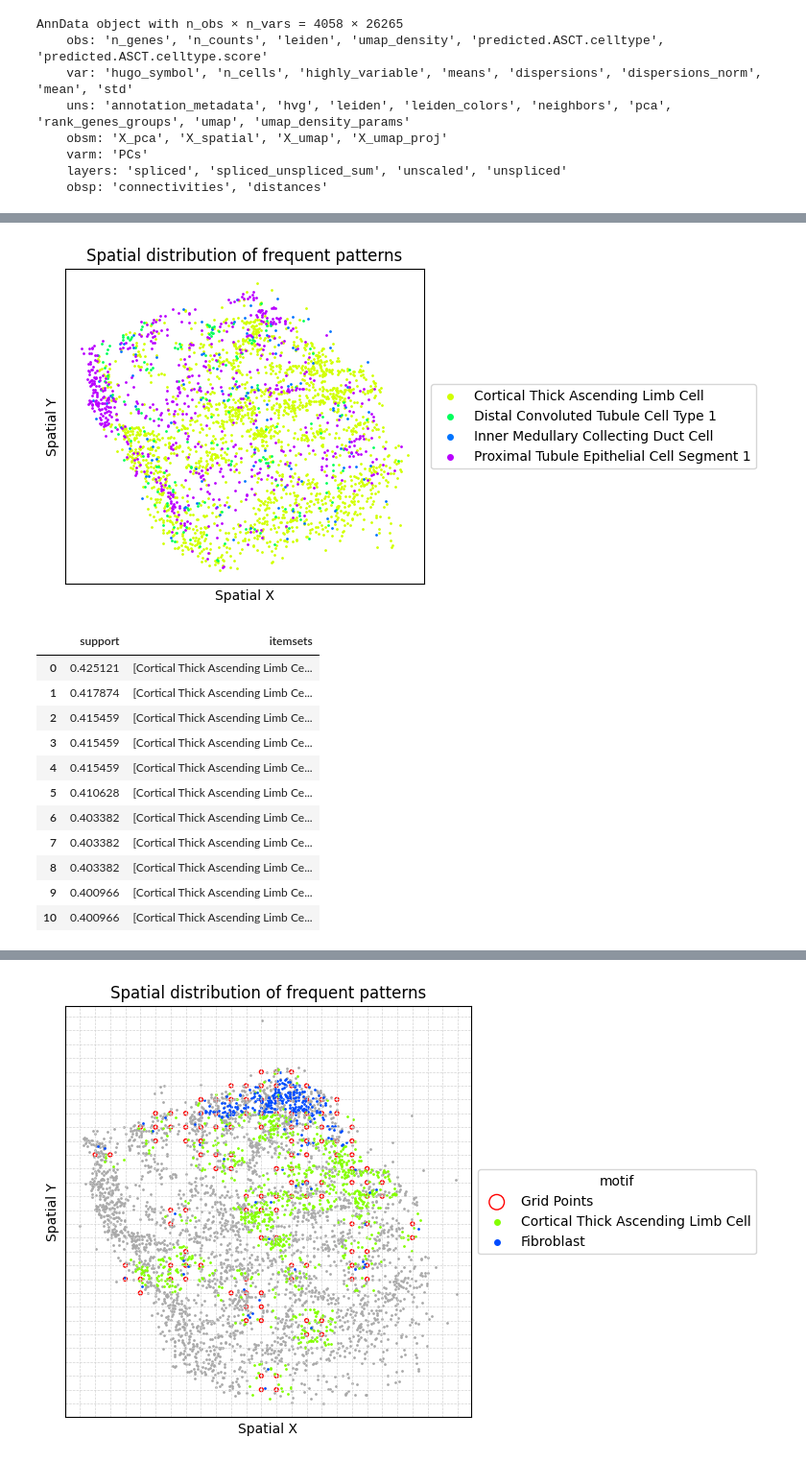
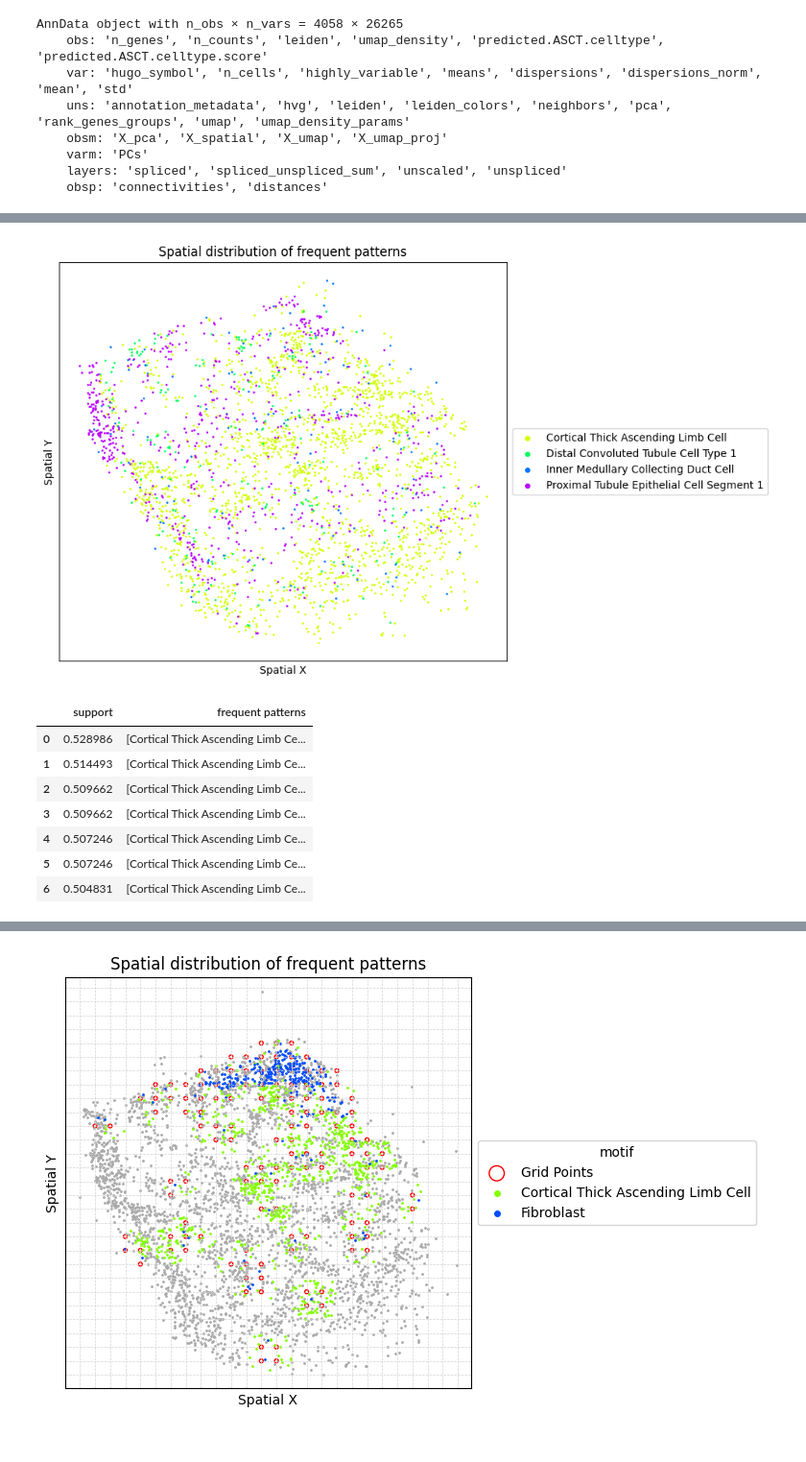
Before and after one commit to ShaokunAn/Spatial-Query, a Jupyter notebook: main.ipynb, the cells around one changed output, grey strips where cells are left out. Shown at 96% size. Saved outputs shown, nothing was run; the diff lists cells and outputs as text; code cells hidden in the pictures.

```diff
--- a/main.ipynb
+++ b/main.ipynb
@@ -38,39 +39,36 @@ tt.plot_fov(fig_size=fig_size)
 # %%
 # Test frequent patterns of fov
 max_dist = 150
 min_size = 4
 min_count = 10
-min_support = 0.4
+min_support = 0.5
 dis_duplicates=True # if distinguish duplicates of cell types in neighborhood
 
 
 fp_tree =tt.find_patterns_grid(max_dist=max_dist,
                                min_size=min_size,
                                min_count=min_count,
                                min_support=min_support,
                                dis_duplicates=dis_duplicates,
                                if_display=True,
-                               fig_size = (7, 4)
+                               fig_size = (9, 6)
                               )
 # %% [output]
-[figure, old version]
+[figure, new version]
 # %%
 # for s, items in zip(fp_tree['support'], fp_tree['itemsets']):
 #     print(f"support={s}, \nitems={set(items)} \n")
+fp_tree = fp_tree.rename(columns={'itemsets': 'frequent patterns'})
 fp_tree
 # %% [output]
-|  | support | itemsets |
-| 0 | 0.425121 | [Cortical Thick Ascending Limb Ce... |
-| 1 | 0.417874 | [Cortical Thick Ascending Limb Ce... |
-| 2 | 0.415459 | [Cortical Thick Ascending Limb Ce... |
-| 3 | 0.415459 | [Cortical Thick Ascending Limb Ce... |
-| 4 | 0.415459 | [Cortical Thick Ascending Limb Ce... |
-| 5 | 0.410628 | [Cortical Thick Ascending Limb Ce... |
-| 6 | 0.403382 | [Cortical Thick Ascending Limb Ce... |
-| 7 | 0.403382 | [Cortical Thick Ascending Limb Ce... |
-| 8 | 0.403382 | [Cortical Thick Ascending Limb Ce... |
-| 9 | 0.400966 | [Cortical Thick Ascending Limb Ce... |
-| 10 | 0.400966 | [Cortical Thick Ascending Limb Ce... |
+|  | support | frequent patterns |
+| 0 | 0.528986 | [Cortical Thick Ascending Limb Ce... |
+| 1 | 0.514493 | [Cortical Thick Ascending Limb Ce... |
+| 2 | 0.509662 | [Cortical Thick Ascending Limb Ce... |
+| 3 | 0.509662 | [Cortical Thick Ascending Limb Ce... |
+| 4 | 0.507246 | [Cortical Thick Ascending Limb Ce... |
+| 5 | 0.507246 | [Cortical Thick Ascending Limb Ce... |
+| 6 | 0.504831 | [Cortical Thick Ascending Limb Ce... |
 # %%
 # Test frequent patterns of fov
 max_dist = 150
```
Also changed, not shown: parts of 16 cells of this notebook.
